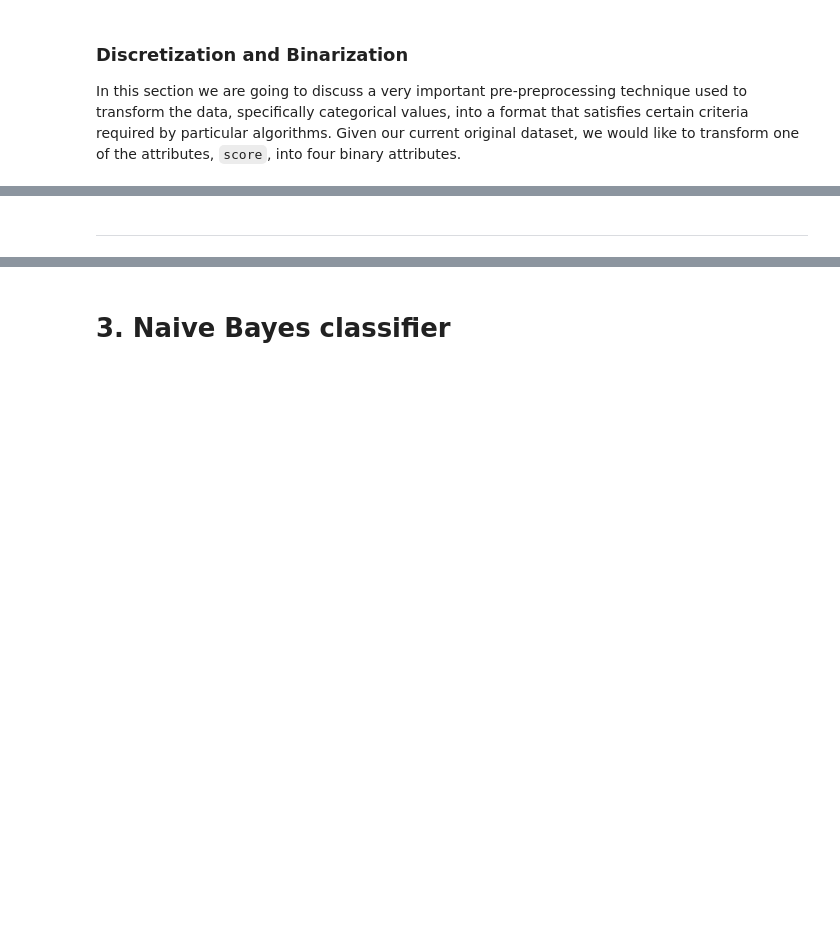
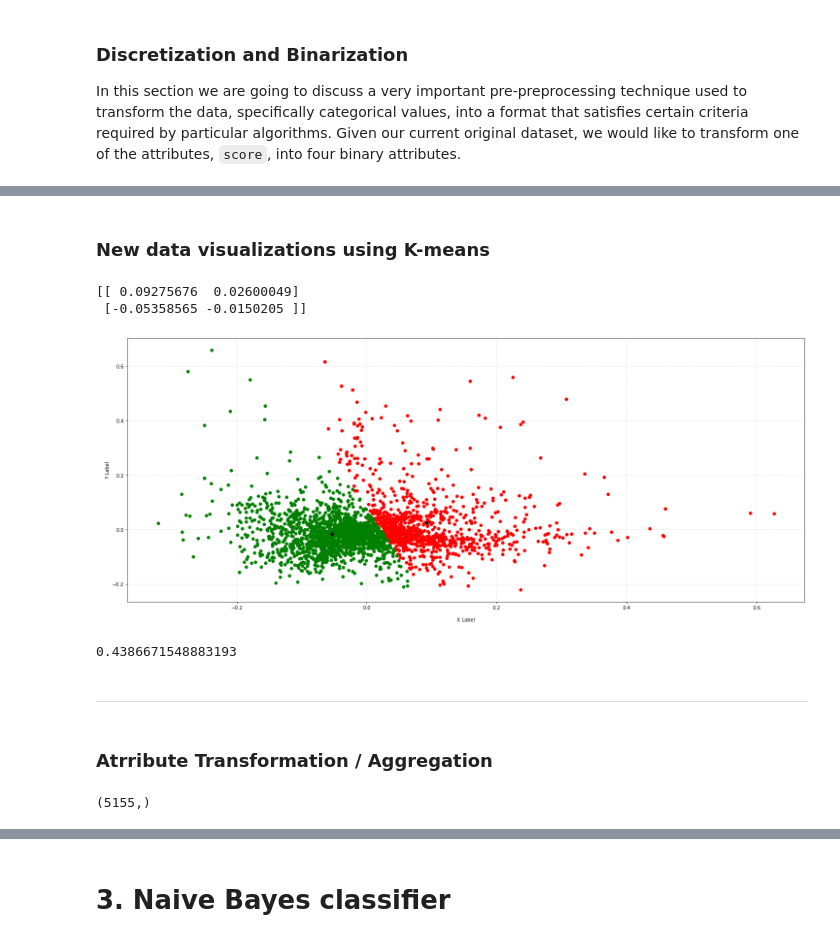
Before and after one commit to JamesLiao714/DM_Lab1, a Jupyter notebook: DM2021-New_Dataset.ipynb, the cells around one changed output, grey strips where cells are left out. Drawn from its saved outputs; the diff is of its cells as text; code cells hidden in the pictures; blank space fills up the shorter version.

```diff
--- a/DM2021-New_Dataset.ipynb
+++ b/DM2021-New_Dataset.ipynb
@@ -396,2 +392,48 @@ X[0:9]
+# %% [markdown]
+### New data visualizations using K-means
+# %%
+from sklearn.cluster import KMeans
+
+kmeans = KMeans(n_clusters=2, random_state=0).fit(X_reduced)
+label = kmeans.labels_
+centroids = kmeans.cluster_centers_
+print(centroids)
+
+
+col = ['red', 'green']
+score = [0,1]
+# plot
+fig = plt.figure(figsize = (25,10))
+ax = fig.subplots()
+
+for c, s in zip(col, score):
+    xs = X_reduced[label == s].T[0]
+    ys = X_reduced[label == s].T[1]
+    ax.scatter(xs, ys, c = c, marker='o')
+
+ax.grid(color='gray', linestyle=':', linewidth=2, alpha=0.2)
+ax.set_xlabel('\nX Label')
+ax.set_ylabel('\nY Label')
+plt.scatter(centroids[:,0] , centroids[:,1] , color = 'black')
+
+plt.show()
+# %% [output]
+[[ 0.09275676  0.02600049]
+ [-0.05358565 -0.0150205 ]]
+[figure, added]
+# %%
+# Accuracy of k-means
+a = [pred for pred, ans in zip(label, X['score'].values) if pred == ans]
+print(len(a)/len(X))
+# %% [output]
+0.4386671548883193
 # %% [markdown]
 ---
+# %% [markdown]
+### Atrribute Transformation / Aggregation
+# %%
+import numpy as np
+tfidf = np.asarray(X_tfidf.sum(axis=0))[0]
+print(tfidf.shape)
+# %% [output]
+(5155,)
```
Also changed, not shown: parts of 25 cells of this notebook, 1 other file.
